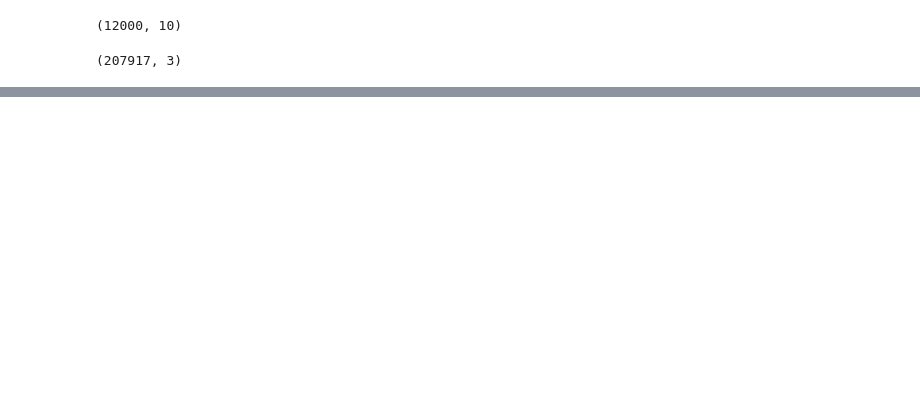
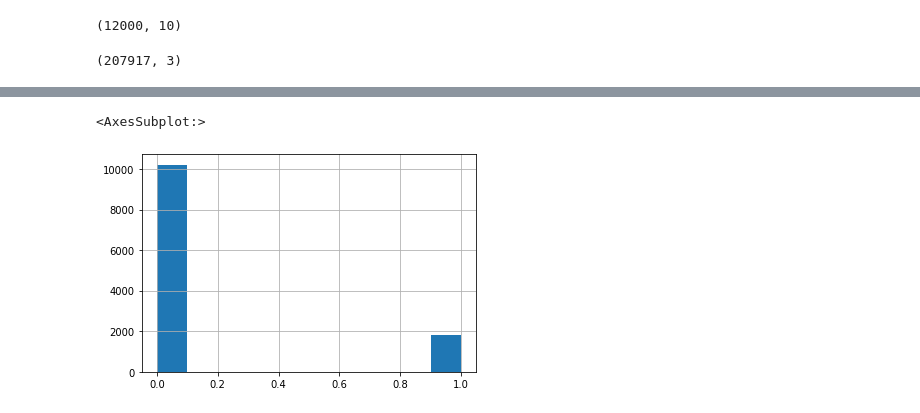
Before and after one commit to rhodapang/Python-Practice, a Jupyter notebook: Relax Inc Project.ipynb, the cells around one changed output, grey strips where cells are left out. Saved outputs shown, nothing was run; the diff lists cells and outputs as text; code cells hidden in the pictures; blank space fills up the shorter version.

```diff
--- a/Relax Inc Project.ipynb
+++ b/Relax Inc Project.ipynb
@@ -73,0 +118,5 @@ df_1.shape
+# %%
+df['enabled_for_marketing_drip'].hist()
+# %% [output]
+<AxesSubplot:>
+[figure, added]
```
Also changed, not shown: parts of 9 cells of this notebook.
